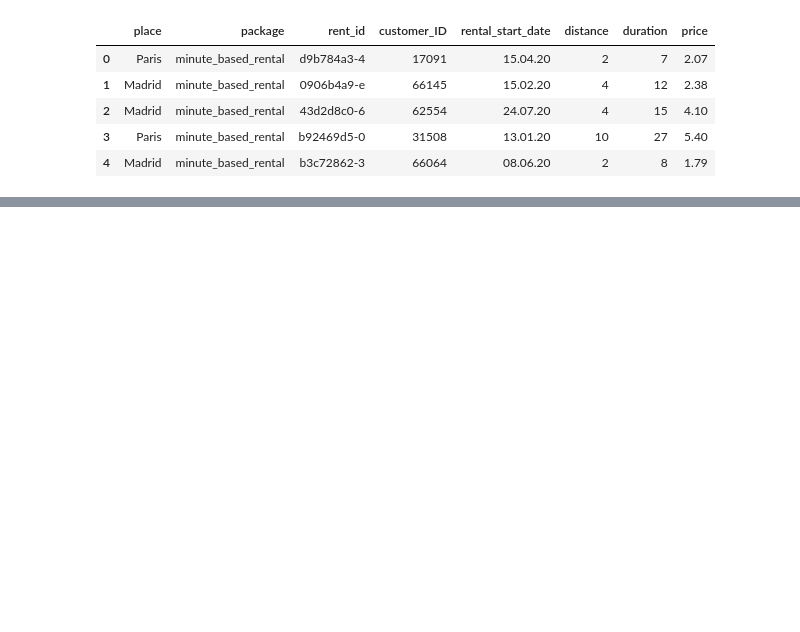
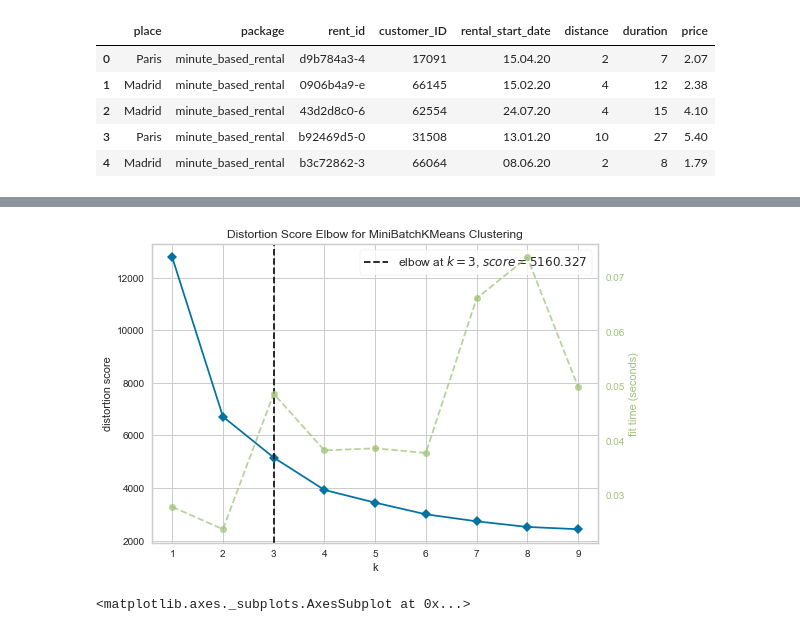
Before and after one commit to samsonafo/Building_Customers_Clusters_Using_Unsupervised_ML, a Jupyter notebook: model_development.ipynb, the cells around one changed output, grey strips where cells are left out. Saved outputs shown, nothing was run; the diff lists cells and outputs as text; code cells hidden in the pictures; blank space fills up the shorter version.

```diff
--- a/model_development.ipynb
+++ b/model_development.ipynb
@@ -35,0 +266,9 @@ rentals.head()
+# %%
+visualizer = KElbowVisualizer(pipe_minibatch[2], k=(1,10))  #pipe_kmeans[2] is the model
+
+visualizer.fit(optimize_df)
+
+visualizer.show()
+# %% [output]
+[figure, added]
+<matplotlib.axes._subplots.AxesSubplot at 0x...>
```
Also changed, not shown: parts of 32 cells of this notebook, 1 other file.
